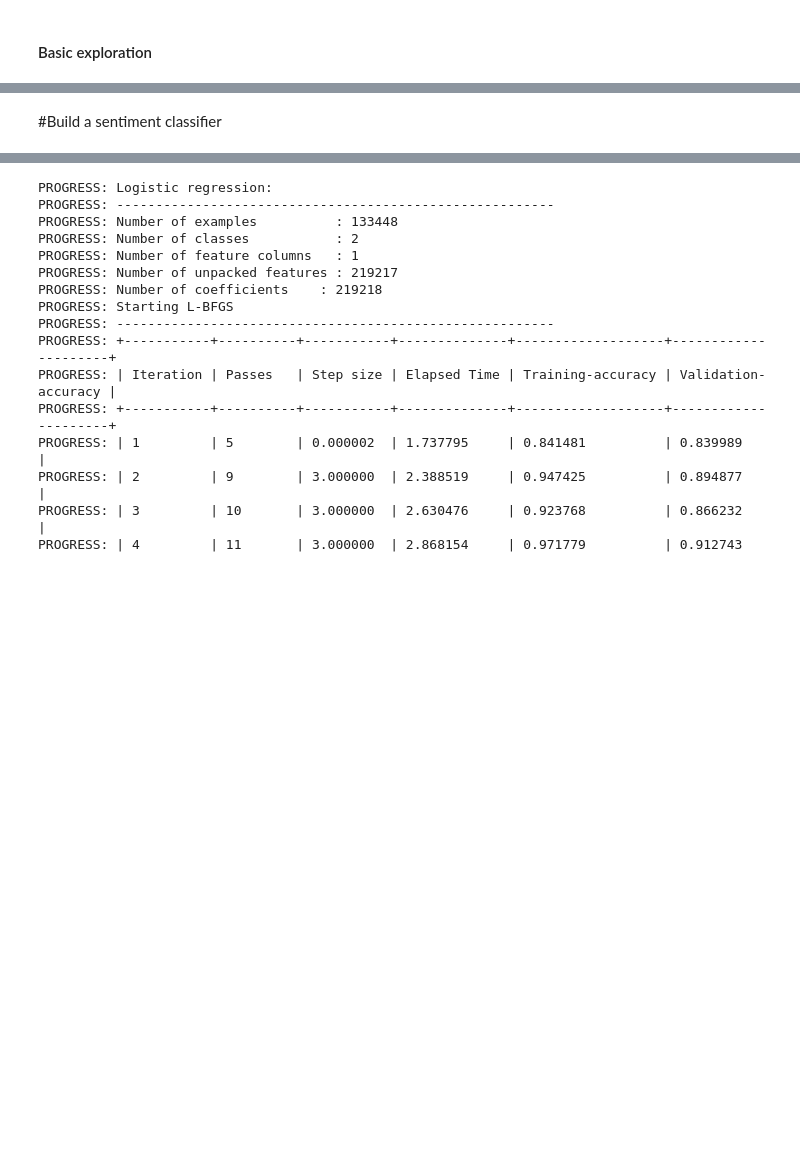
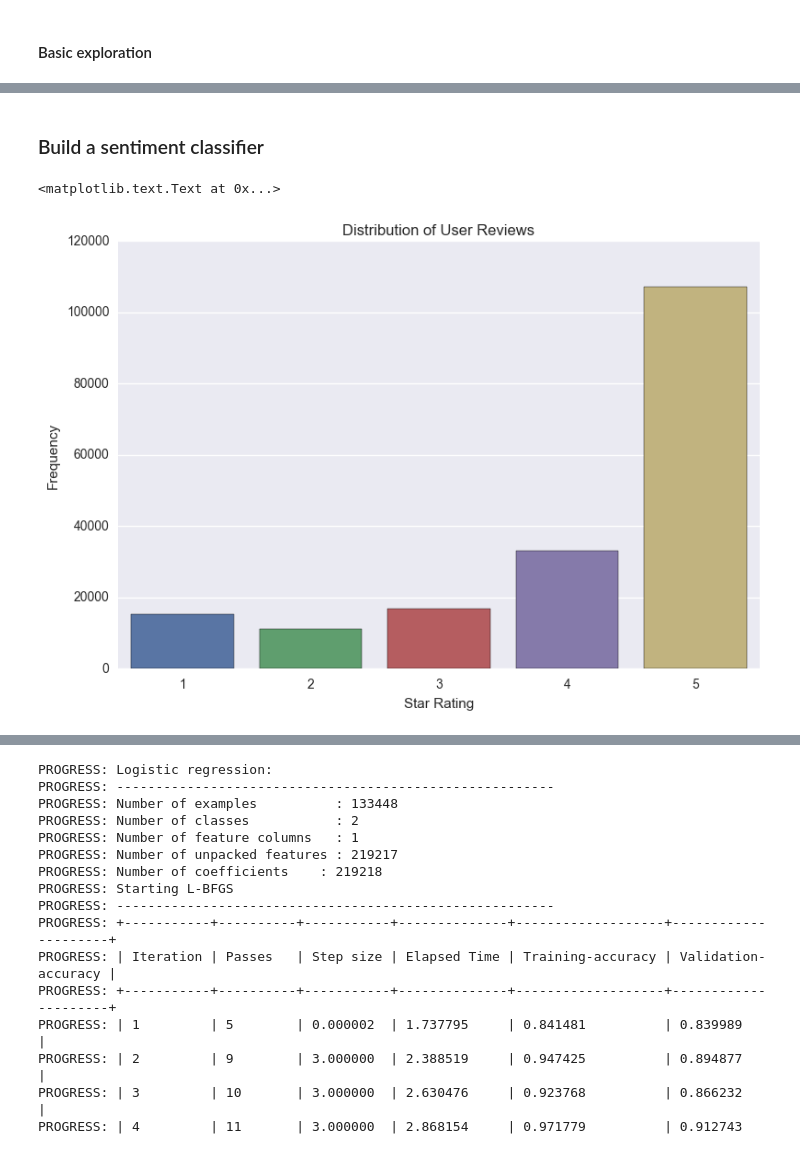
Before and after one commit to DheerajAgarwal/MachineLearning_UoW, a Jupyter notebook: Course1/Analyzing product sentiment.ipynb, the cells around one changed output, grey strips where cells are left out. Drawn from its saved outputs; the diff is of its cells as text; code cells hidden in the pictures; blank space fills up the shorter version.

```diff
--- a/Course1/Analyzing product sentiment.ipynb
+++ b/Course1/Analyzing product sentiment.ipynb
@@ -100,2 +136,2 @@ AttributeError: 'Series' object has no attribute 'show'
 # %% [markdown]
-#Build a sentiment classifier
+### Build a sentiment classifier
@@ -104 +138,11 @@ products['rating'].show(view='Categorical')
+# %%
+rating_count = products.rating.value_counts()
+plt.figure(figsize=(9,6))
+sns.barplot(x=rating_count[0:14].index, y=rating_count[0:14])
+plt.title('Distribution of User Reviews')
+plt.xlabel('Star Rating')
+plt.ylabel('Frequency')
+# %% [output]
+<matplotlib.text.Text at 0x...>
+[figure, added]
 # %% [markdown]
```
Also changed, not shown: parts of 25 cells of this notebook.
